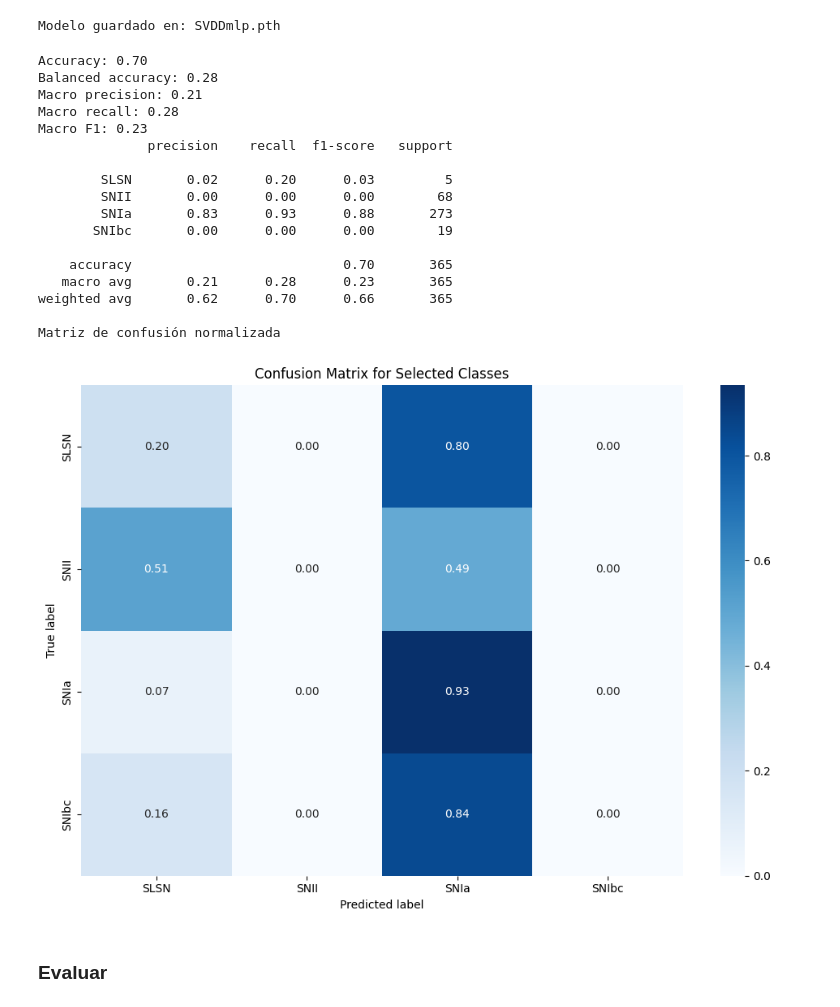
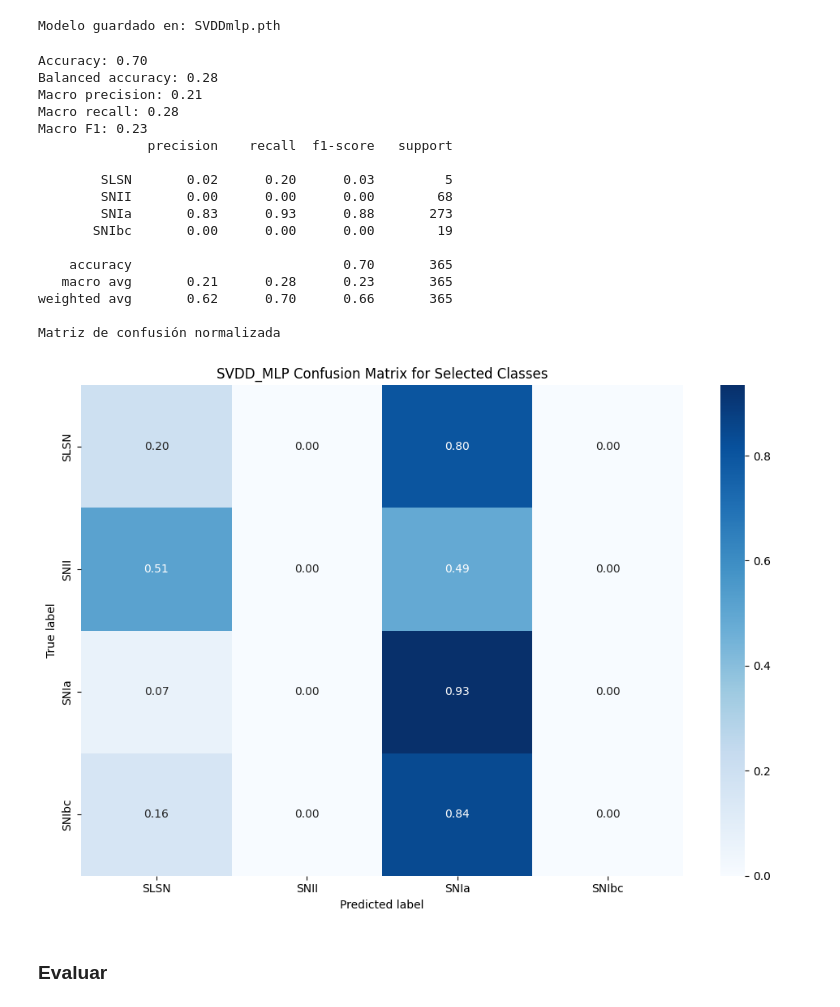
Before and after one commit to juansebm/EL4106-1-SN-Classifier, a Jupyter notebook: RF&MLP.ipynb, the cells around one changed output. Saved outputs shown, nothing was run; the diff lists cells and outputs as text; code cells hidden in the pictures.

```diff
--- a/RF&MLP.ipynb
+++ b/RF&MLP.ipynb
@@ -468,7 +468,7 @@ print(report)
 cm_selected = confusion_matrix(y_true_selected, y_pred_selected, labels=selected_classes)
 
 # Función para graficar la matriz de confusión
-def plot_confusion_matrix(cm, classes, plot_name='confusion_matrix.pdf', normalize=False, title='Confusion Matrix'):
+def plot_confusion_matrix(cm, classes, plot_name='rf_confusion_matrix.pdf', normalize=False, title='Confusion Matrix'):
     if normalize:
         cm = cm.astype('float') / cm.sum(axis=1)[:, np.newaxis]
         print("Matriz de confusión normalizada")
@@ -484,8 +484,8 @@ def plot_confusion_matrix(cm, classes, plot_name='confusion_matrix.pdf', normali
     plt.savefig(plot_name)
     plt.show()
 
-plot_confusion_matrix(cm_selected, classes=selected_classes, plot_name='confusion_matrix_selected_classes.pdf',
-                      normalize=True, title='Confusion Matrix for Selected Classes')
+plot_confusion_matrix(cm_selected, classes=selected_classes, plot_name='rf_confusion_matrix_selected_classes.pdf',
+                      normalize=True, title='RForest for Selected Classes')
 # %% [output]
 Accuracy: 0.62
 Balanced accuracy: 0.62
@@ -650,7 +650,7 @@ print(report)
 cm = confusion_matrix(y_true, y_pred)
 
 # Función para graficar la matriz de confusión
-def plot_confusion_matrix(cm, classes, plot_name='mlp_confusion_matrix.pdf', normalize=False, title='Confusion Matrix'):
+def plot_confusion_matrix(cm, classes, plot_name='mlp_confusion_matrix.pdf', normalize=False, title='MLP Confusion Matrix'):
     if normalize:
         cm = cm.astype('float') / cm.sum(axis=1)[:, np.newaxis]
         print("Matriz de confusión normalizada")
@@ -668,5 +668,5 @@ def plot_confusion_matrix(cm, classes, plot_name='mlp_confusion_matrix.pdf', nor
 
 # Graficar la matriz de confusión
 plot_confusion_matrix(cm, classes=selected_classes, plot_name='mlp_confusion_matrix_selected_classes.pdf',
-                      normalize=True, title='Confusion Matrix for Selected Classes')
+                      normalize=True, title='MLP Confusion Matrix for Selected Classes')
 # %% [output]
@@ -877,7 +877,7 @@ print(report)
 cm = confusion_matrix(y_true, y_pred)
 
 # Función para graficar la matriz de confusión
-def plot_confusion_matrix(cm, classes, plot_name='mlp_confusion_matrix.pdf', normalize=False, title='Confusion Matrix'):
+def plot_confusion_matrix(cm, classes, plot_name='SVDDmlp_confusion_matrix.pdf', normalize=False, title='SVDD_MLP Confusion Matrix'):
     if normalize:
         cm = cm.astype('float') / cm.sum(axis=1)[:, np.newaxis]
         print("Matriz de confusión normalizada")
@@ -885,36 +885,36 @@ def plot_confusion_matrix(cm, classes, plot_name='mlp_confusion_matrix.pdf', nor
         print("Matriz de confusión sin normalizar")
 
     plt.figure(figsize=(10, 7))
     sns.heatmap(cm, annot=True, fmt='.2f' if normalize else 'd', cmap='Blues', xticklabels=classes, yticklabels=classes)
     plt.title(title)
     plt.ylabel('True label')
     plt.xlabel('Predicted label')
     plt.tight_layout()
     plt.savefig(plot_name)
     plt.show()
 
 # Graficar la matriz de confusión
-plot_confusion_matrix(cm, classes=selected_classes, plot_name='mlp_confusion_matrix_selected_classes.pdf',
-                      normalize=True, title='Confusion Matrix for Selected Classes')
+plot_confusion_matrix(cm, classes=selected_classes, plot_name='SVDDmlp_confusion_matrix_selected_classes.pdf',
+                      normalize=True, title='SVDD_MLP Confusion Matrix for Selected Classes')
 # %% [output]
 Accuracy: 0.70
 Balanced accuracy: 0.28
 Macro precision: 0.21
 Macro recall: 0.28
 Macro F1: 0.23
               precision    recall  f1-score   support
 
         SLSN       0.02      0.20      0.03         5
         SNII       0.00      0.00      0.00        68
         SNIa       0.83      0.93      0.88       273
        SNIbc       0.00      0.00      0.00        19
 
     accuracy                           0.70       365
    macro avg       0.21      0.28      0.23       365
 weighted avg       0.62      0.70      0.66       365
 
 Matriz de confusión normalizada
-[figure, old version]
+[figure, new version]
 # %% [markdown]
 ### Evaluar
 # %% [markdown]
```
Also changed, not shown: parts of 2 cells of this notebook, 4 other files.
